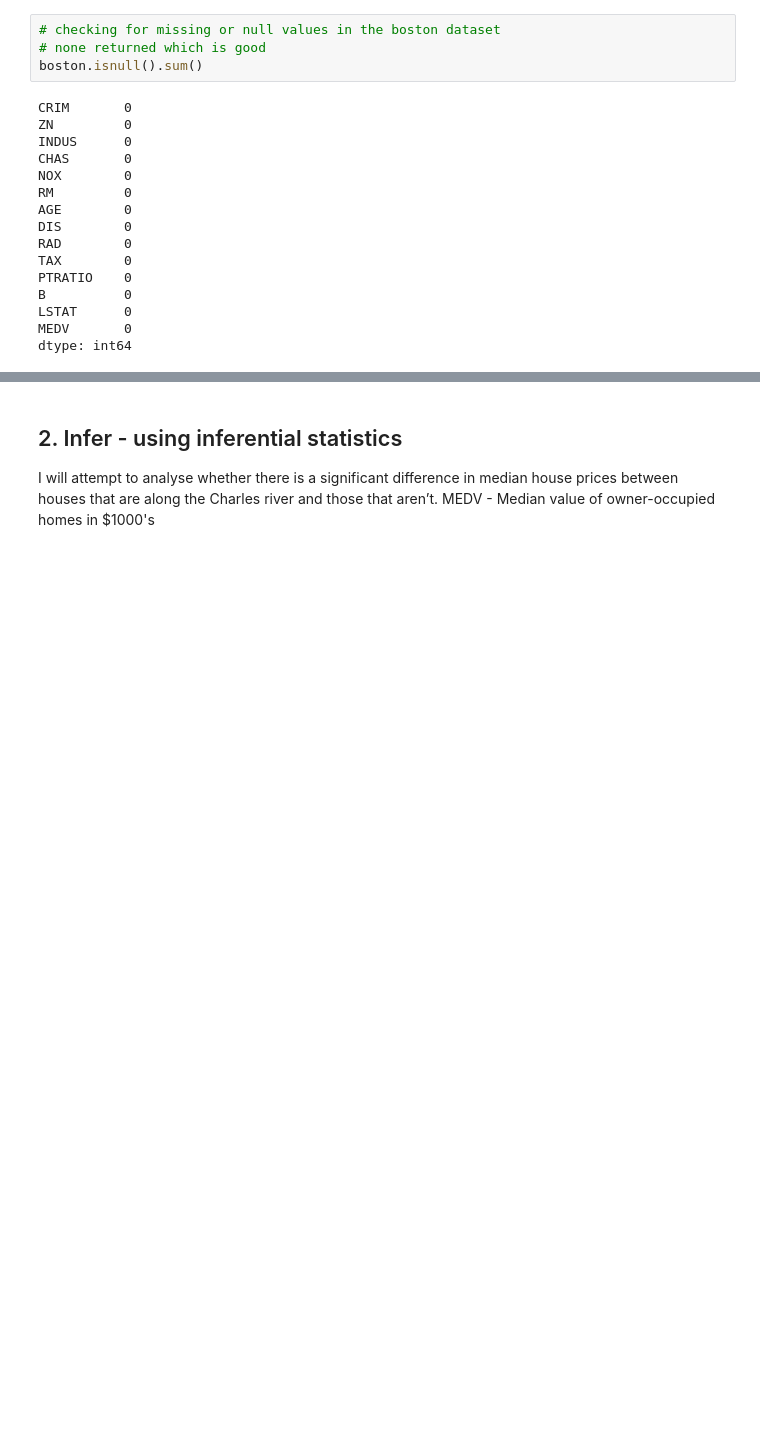
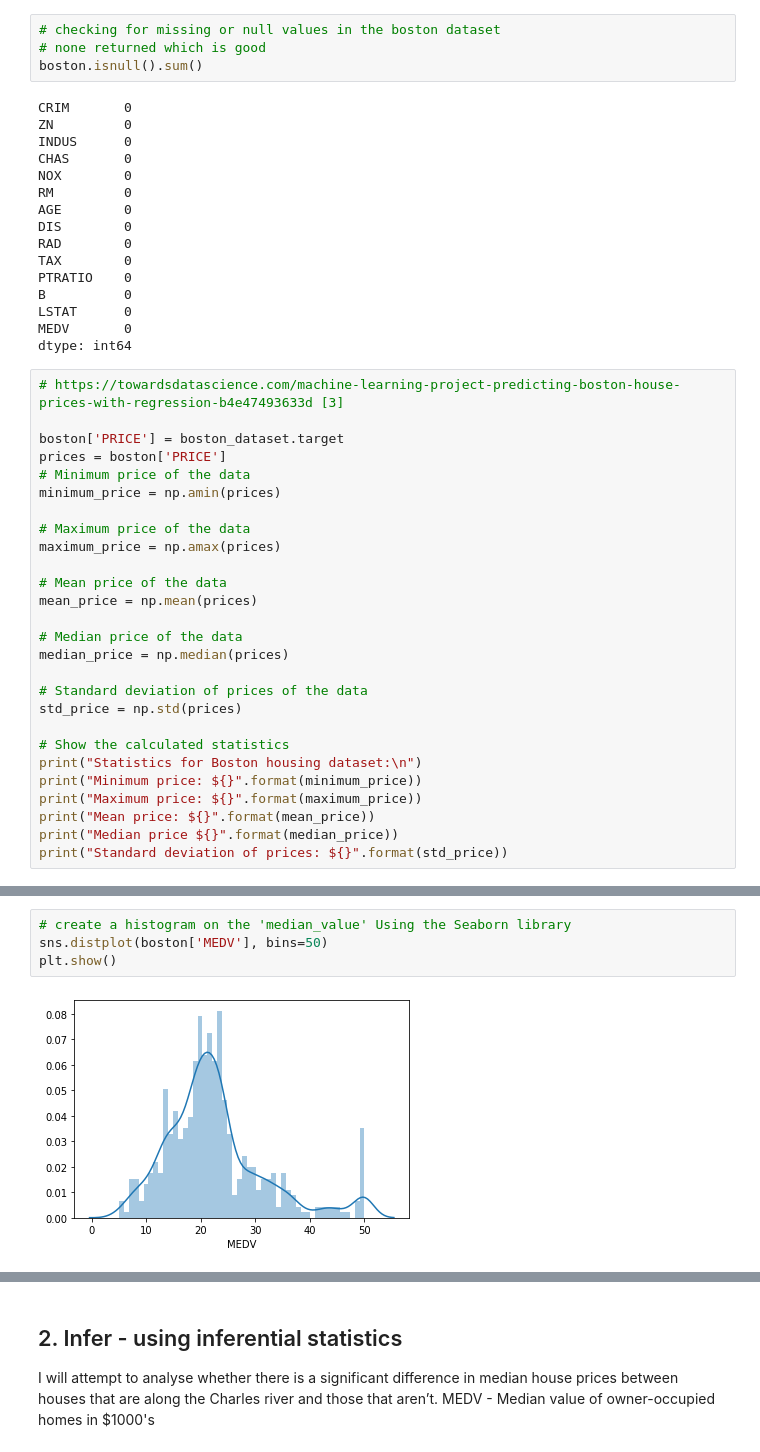
Before and after one commit to JulianConneely/MachineLearningStats, a Jupyter notebook: BostonAssignment/BostonHousePricesAnalysis.ipynb, the cells around one changed output, grey strips where cells are left out. Cells and saved outputs as stored; diff of their text form; blank space fills up the shorter version.

Commit message:
added plots

```diff
--- a/BostonAssignment/BostonHousePricesAnalysis.ipynb
+++ b/BostonAssignment/BostonHousePricesAnalysis.ipynb
@@ -183,3 +187,30 @@ B          0
 LSTAT      0
 MEDV       0
 dtype: int64
+# %%
+# https://towardsdatascience.com/machine-learning-project-predicting-boston-house-prices-with-regression-b4e47493633d [3]
+
+boston['PRICE'] = boston_dataset.target
+prices = boston['PRICE']
+# Minimum price of the data
+minimum_price = np.amin(prices)
+
+# Maximum price of the data
+maximum_price = np.amax(prices)
+
+# Mean price of the data
+mean_price = np.mean(prices)
+
+# Median price of the data
+median_price = np.median(prices)
+
+# Standard deviation of prices of the data
+std_price = np.std(prices)
+
+# Show the calculated statistics
+print("Statistics for Boston housing dataset:\n")
+print("Minimum price: ${}".format(minimum_price))
+print("Maximum price: ${}".format(maximum_price))
+print("Mean price: ${}".format(mean_price))
+print("Median price ${}".format(median_price))
+print("Standard deviation of prices: ${}".format(std_price))
@@ -185,0 +245,6 @@ dtype: int64
+# %%
+# create a histogram on the 'median_value' Using the Seaborn library
+sns.distplot(boston['MEDV'], bins=50)
+plt.show()
+# %% [output]
+[figure, added]
```
Also changed, not shown: parts of 10 cells of this notebook.
